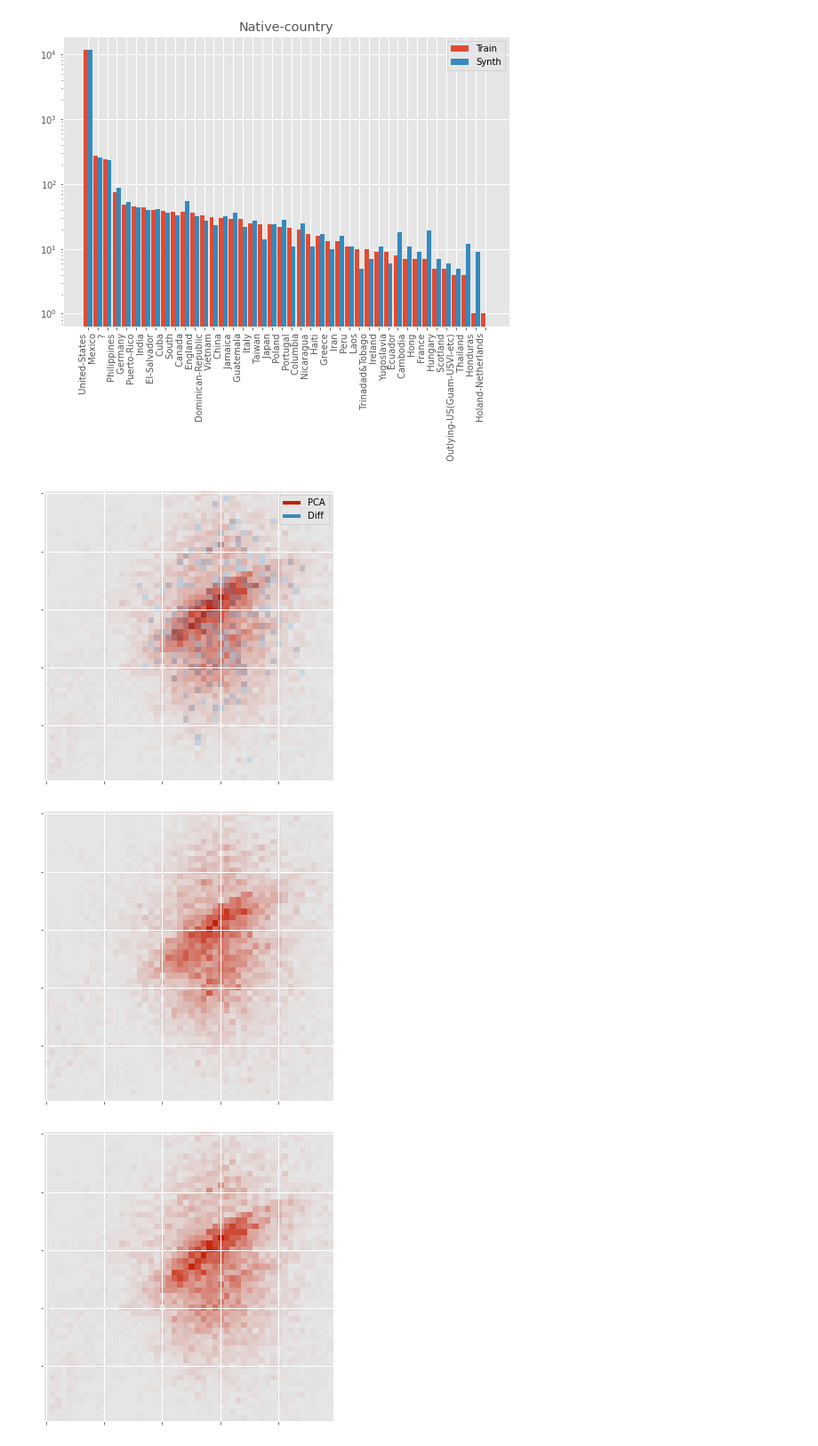
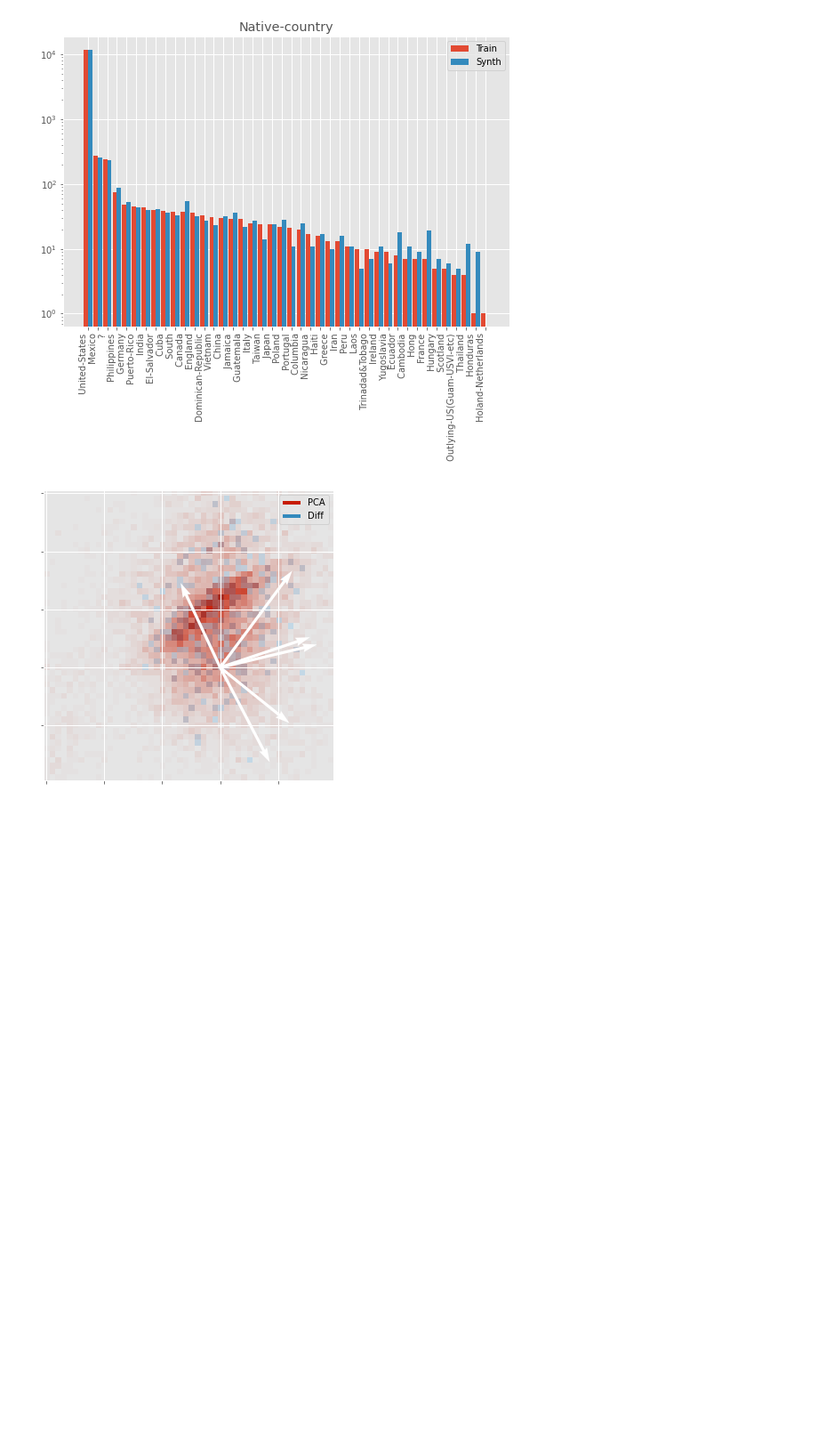
Before and after one commit to pasteur-dev/pasteur, a Jupyter notebook: notebooks/analyze_table.ipynb, the cells around one changed output. Shown at 89% size. Drawn from its saved outputs; the diff is of its cells as text; code cells hidden in the pictures; blank space fills up the shorter version.

```diff
--- a/notebooks/analyze_table.ipynb
+++ b/notebooks/analyze_table.ipynb
@@ -389,44 +389,46 @@ img_dff = np.zeros((width, height, 4), dtype="int32")
 
 for i in range(width):
     for j in range(height):
         img_wrk[i, j, :] = (255*np.array((0.78, 0.11, 0.008, h_wrk[i,j]))).astype('int32')
         img_alg[i, j, :] = (255*np.array((0.78, 0.11, 0.008, h_alg[i,j]))).astype('int32')
         img_dff[i, j, :] = (255*np.array((0.008, 0.58, 0.933, 0.15 if h_diff[i,j] > 0.1 else 0))).astype('int32')
 
 fig, ax = plt.subplots()
 ax.imshow(img_alg, interpolation="nearest")
 ax.imshow(img_dff, interpolation="nearest")
 
 from matplotlib.lines import Line2D
 custom_lines = [Line2D([0], [0], color="#c71c02", lw=4),
                 Line2D([0], [0], color="#348abd", lw=4)]
 
 ax.legend(custom_lines, ['PCA', "Diff"])
 ax.set_xticklabels([])
 ax.set_yticklabels([])
 
-fig, ax = plt.subplots()
-ax.imshow(img_wrk, interpolation="nearest")
-ax.set_xticklabels([])
-ax.set_yticklabels([])
-fig, ax = plt.subplots()
-ax.imshow(img_alg, interpolation="nearest")
-ax.set_xticklabels([])
-ax.set_yticklabels([]);
+width, length = img_wrk.shape[:2]
+
+comp = pca.components_ / np.expand_dims(np.max(np.abs(pca.components_), axis=1), axis=1)
+x = [3/5*width for _ in range(len(comp[0]))]
+y = [3/5*length for _ in range(len(comp[0]))]
+ax.quiver(x, y, comp[0, :], comp[1, :], scale=3, width=0.01, color="white");
+
+# fig, ax = plt.subplots()
+# ax.imshow(img_wrk, interpolation="nearest")
+# ax.set_xticklabels([])
+# ax.set_yticklabels([])
+# fig, ax = plt.subplots()
+# ax.imshow(img_alg, interpolation="nearest")
+# ax.set_xticklabels([])
+# ax.set_yticklabels([]);
 
 # l_num = 5
 # x_pos = np.linspace(0, img.shape[0], l_num+2)[1:-1]
 # x_labels = np.linspace(x_min, x_max, l_num+2)[1:-1].astype('int32')
 # ax.set_xticks(x_pos, x_labels)
 
 # y_pos = np.linspace(0, img.shape[0], l_num+2)[1:-1]
 # y_labels = np.linspace(y_min, y_max, l_num+2)[1:-1].astype('int32')
 # ax.set_yticks(y_pos, y_labels)
-
-ax.set_xticklabels([])
-ax.set_yticklabels([]);
 # ax.grid(False)
 # %% [output]
-[figure, old version]
+[figure, new version]
-[figure, removed]
-[figure, removed]
```
Also changed, not shown: parts of 1 cell of this notebook.
